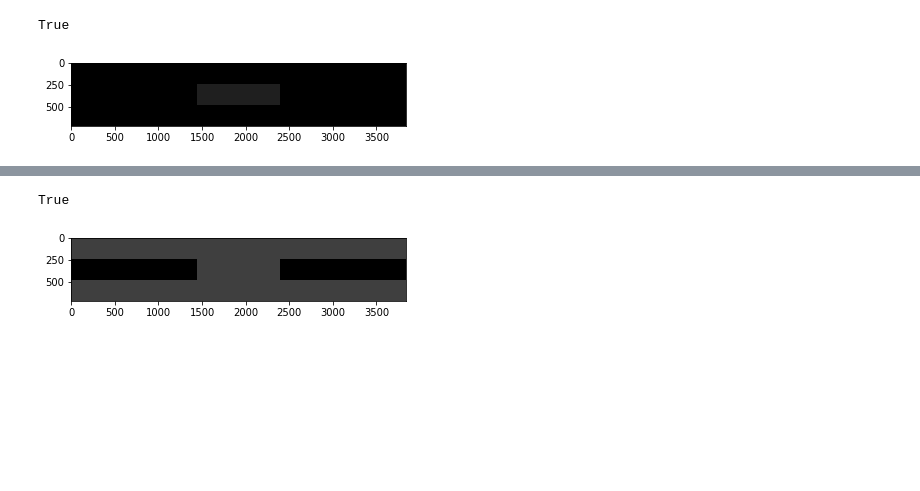
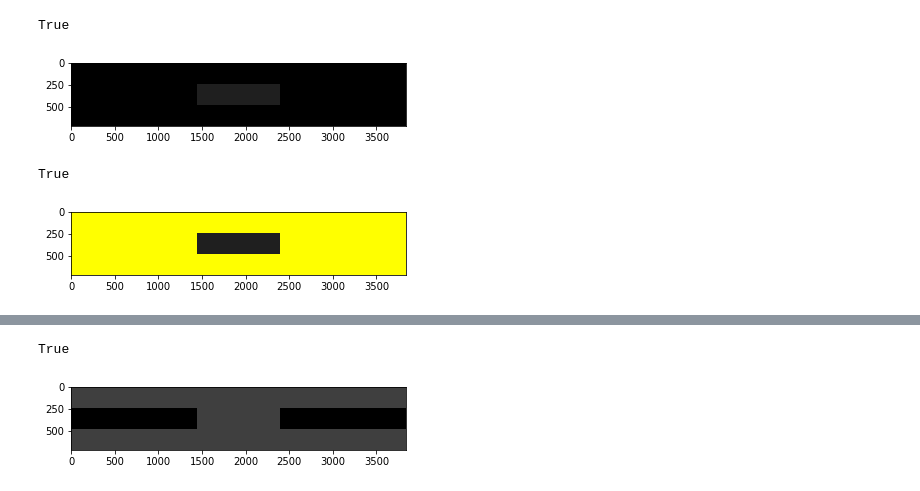
Before and after one commit to workingyifei/display-pattern-generator, a Jupyter notebook: SED test patterns.ipynb, the cells around one changed output, grey strips where cells are left out. Drawn from its saved outputs; the diff is of its cells as text; code cells hidden in the pictures; blank space fills up the shorter version.

Commit message:
added 6 crosstalk patterns

```diff
--- a/SED test patterns.ipynb
+++ b/SED test patterns.ipynb
@@ -116,3 +116,19 @@ cv2.imwrite("crosstalk_black.bmp", img_crosstalk)
 # %% [output]
 True
 [figure]
+# %%
+# Cross-talk Yellow
+
+box_width = 959
+box_height = 239
+yellow = (0, 255, 255)
+
+pts = np.array([[(width-box_width)/2, (height-box_height)/2], [(width-box_width)/2+box_width, (height-box_height)/2], [(width-box_width)/2+box_width, (height-box_height)/2+box_height], [(width-box_width)/2, (height-box_height)/2+box_height]])
+
+img_crosstalk = create_blank(width, height, rgb_color=yellow)
+img_crosstalk = cv2.fillPoly(img_crosstalk, np.int32([pts]), gray32)
+plt.imshow(img_crosstalk)
+cv2.imwrite("crosstalk_yellow.bmp", img_crosstalk)
+# %% [output]
+True
+[figure, added]
```
Also changed, not shown: parts of 5 cells of this notebook, 6 other files.
